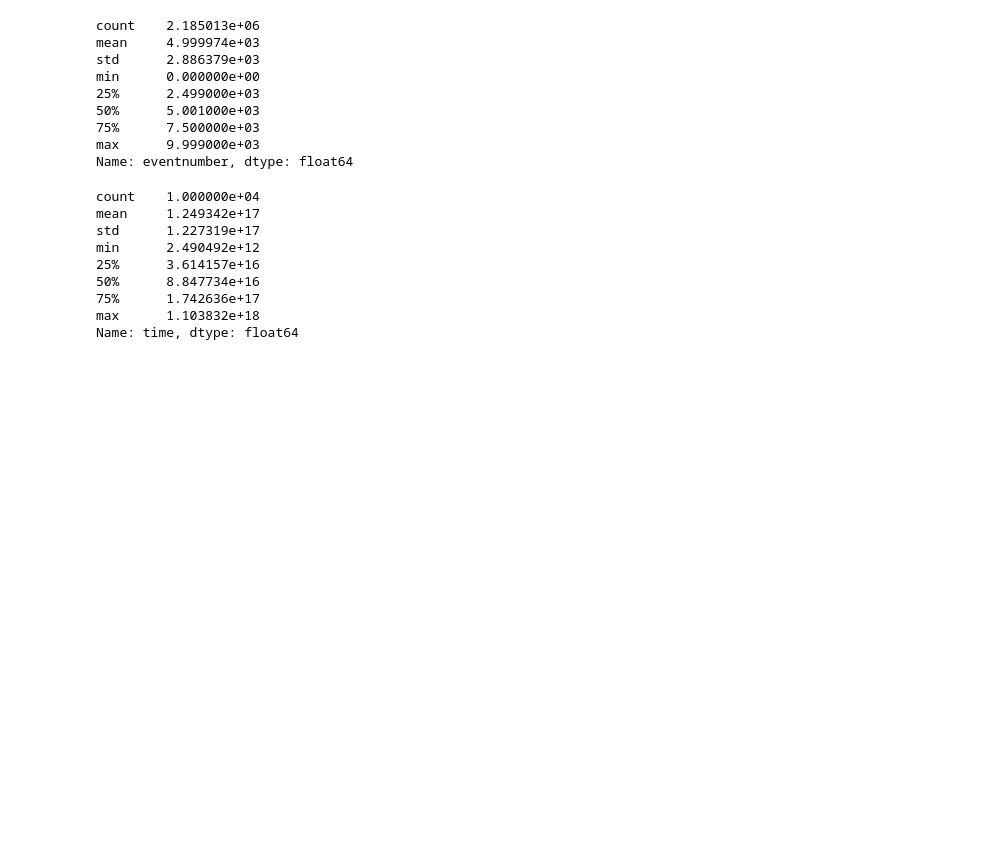
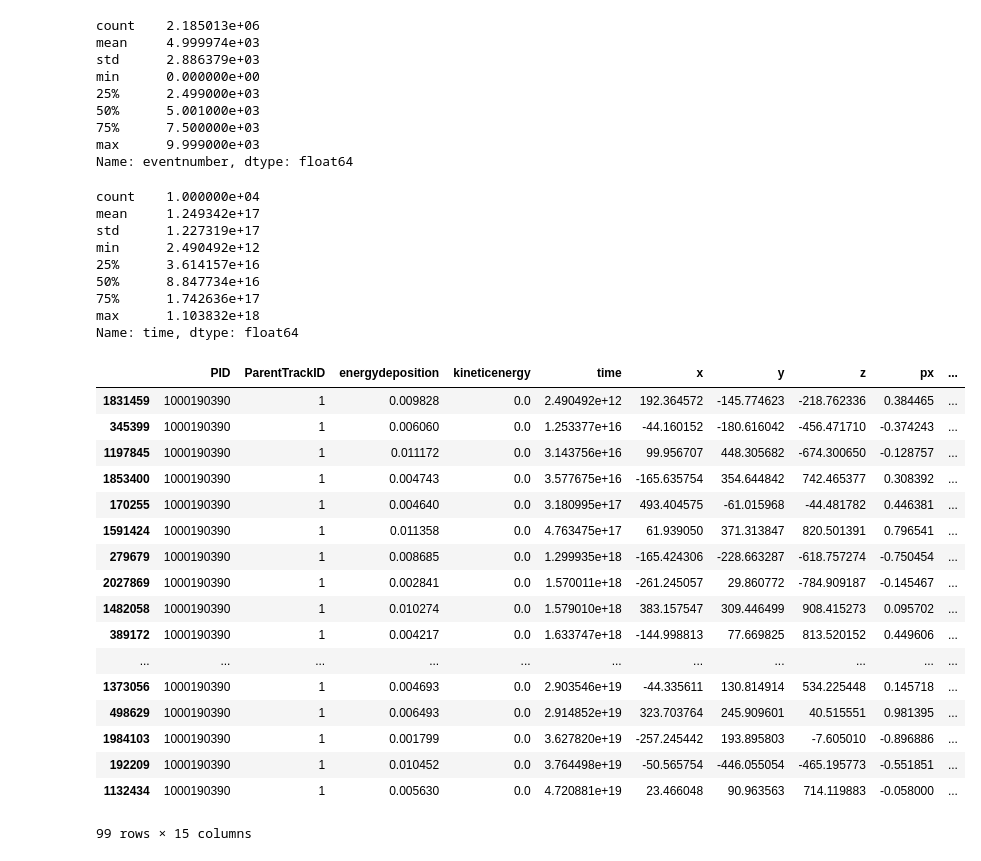
Before and after one commit to luigiberducci/ML4NP, a Jupyter notebook: Notebooks/analysis_1e6_ar39.ipynb, the cells around one changed output. Drawn from its saved outputs; the diff is of its cells as text; code cells hidden in the pictures; blank space fills up the shorter version.

Commit message:
some check of spatial info of ar39 events

```diff
--- a/Notebooks/analysis_1e6_ar39.ipynb
+++ b/Notebooks/analysis_1e6_ar39.ipynb
@@ -214,3 +214,25 @@ min      2.490492e+12
 75%      1.742636e+17
 max      1.103832e+18
 Name: time, dtype: float64
+# %%
+event8064 = df[df.eventnumber==8064]
+event8064[event8064.PID==1000190390]
+# %% [output]
+|  | PID | ParentTrackID | energydeposition | kineticenergy | time | x | y | z | px | ... |
+| 1831459 | 1000190390 | 1 | 0.009828 | 0.0 | 2.490492e+12 | 192.364572 | -145.774623 | -218.762336 | 0.384465 | ... |
+| 345399 | 1000190390 | 1 | 0.006060 | 0.0 | 1.253377e+16 | -44.160152 | -180.616042 | -456.471710 | -0.374243 | ... |
+| 1197845 | 1000190390 | 1 | 0.011172 | 0.0 | 3.143756e+16 | 99.956707 | 448.305682 | -674.300650 | -0.128757 | ... |
+| 1853400 | 1000190390 | 1 | 0.004743 | 0.0 | 3.577675e+16 | -165.635754 | 354.644842 | 742.465377 | 0.308392 | ... |
+| 170255 | 1000190390 | 1 | 0.004640 | 0.0 | 3.180995e+17 | 493.404575 | -61.015968 | -44.481782 | 0.446381 | ... |
+| 1591424 | 1000190390 | 1 | 0.011358 | 0.0 | 4.763475e+17 | 61.939050 | 371.313847 | 820.501391 | 0.796541 | ... |
+| 279679 | 1000190390 | 1 | 0.008685 | 0.0 | 1.299935e+18 | -165.424306 | -228.663287 | -618.757274 | -0.750454 | ... |
+| 2027869 | 1000190390 | 1 | 0.002841 | 0.0 | 1.570011e+18 | -261.245057 | 29.860772 | -784.909187 | -0.145467 | ... |
+| 1482058 | 1000190390 | 1 | 0.010274 | 0.0 | 1.579010e+18 | 383.157547 | 309.446499 | 908.415273 | 0.095702 | ... |
+| 389172 | 1000190390 | 1 | 0.004217 | 0.0 | 1.633747e+18 | -144.998813 | 77.669825 | 813.520152 | 0.449606 | ... |
+| ... | ... | ... | ... | ... | ... | ... | ... | ... | ... | ... |
+| 1373056 | 1000190390 | 1 | 0.004693 | 0.0 | 2.903546e+19 | -44.335611 | 130.814914 | 534.225448 | 0.145718 | ... |
+| 498629 | 1000190390 | 1 | 0.006493 | 0.0 | 2.914852e+19 | 323.703764 | 245.909601 | 40.515551 | 0.981395 | ... |
+| 1984103 | 1000190390 | 1 | 0.001799 | 0.0 | 3.627820e+19 | -257.245442 | 193.895803 | -7.605010 | -0.896886 | ... |
+| 192209 | 1000190390 | 1 | 0.010452 | 0.0 | 3.764498e+19 | -50.565754 | -446.055054 | -465.195773 | -0.551851 | ... |
+| 1132434 | 1000190390 | 1 | 0.005630 | 0.0 | 4.720881e+19 | 23.466048 | 90.963563 | 714.119883 | -0.058000 | ... |
+99 rows × 15 columns
```
Also changed, not shown: parts of 8 cells of this notebook, 1 other file.
